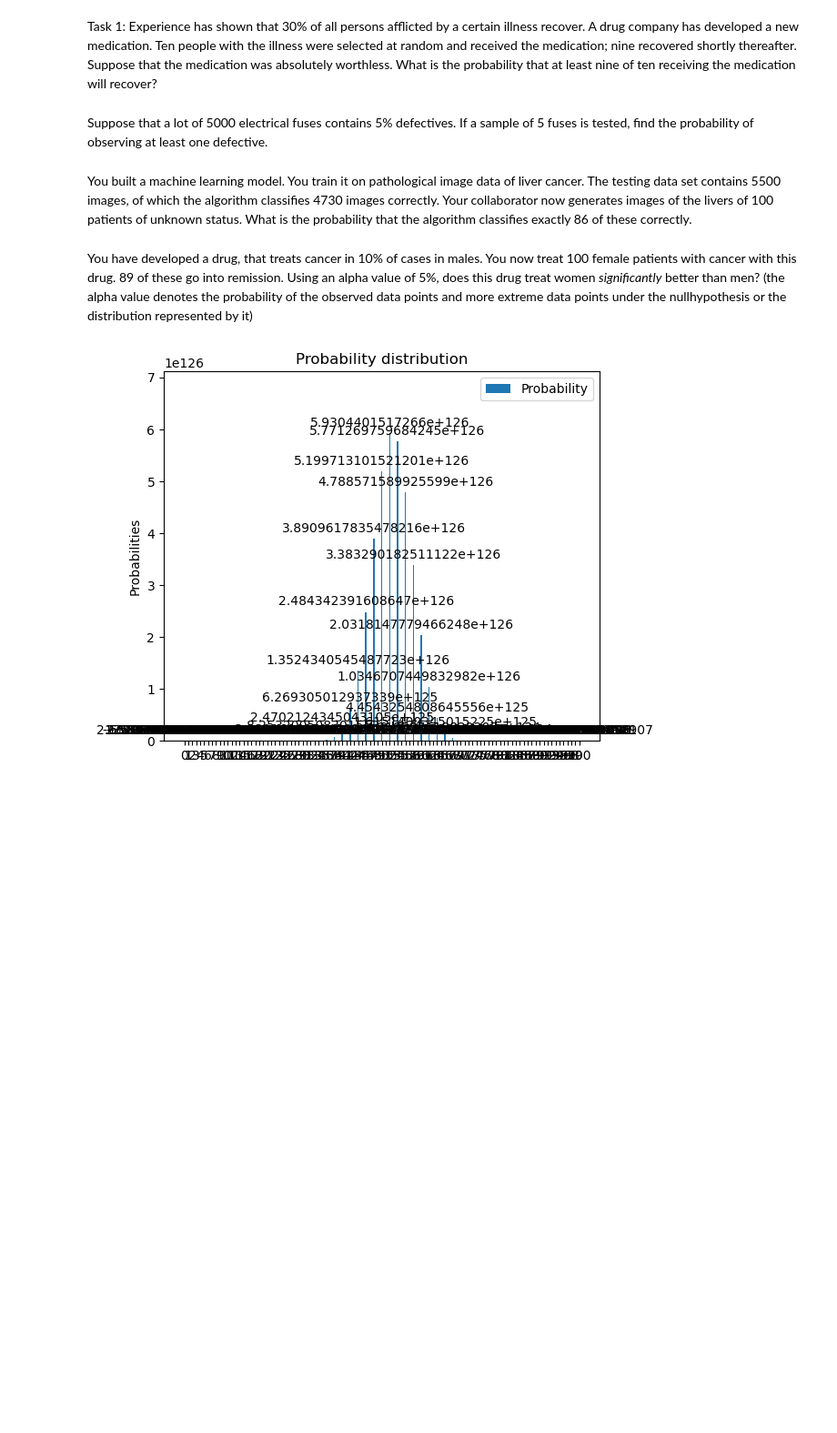
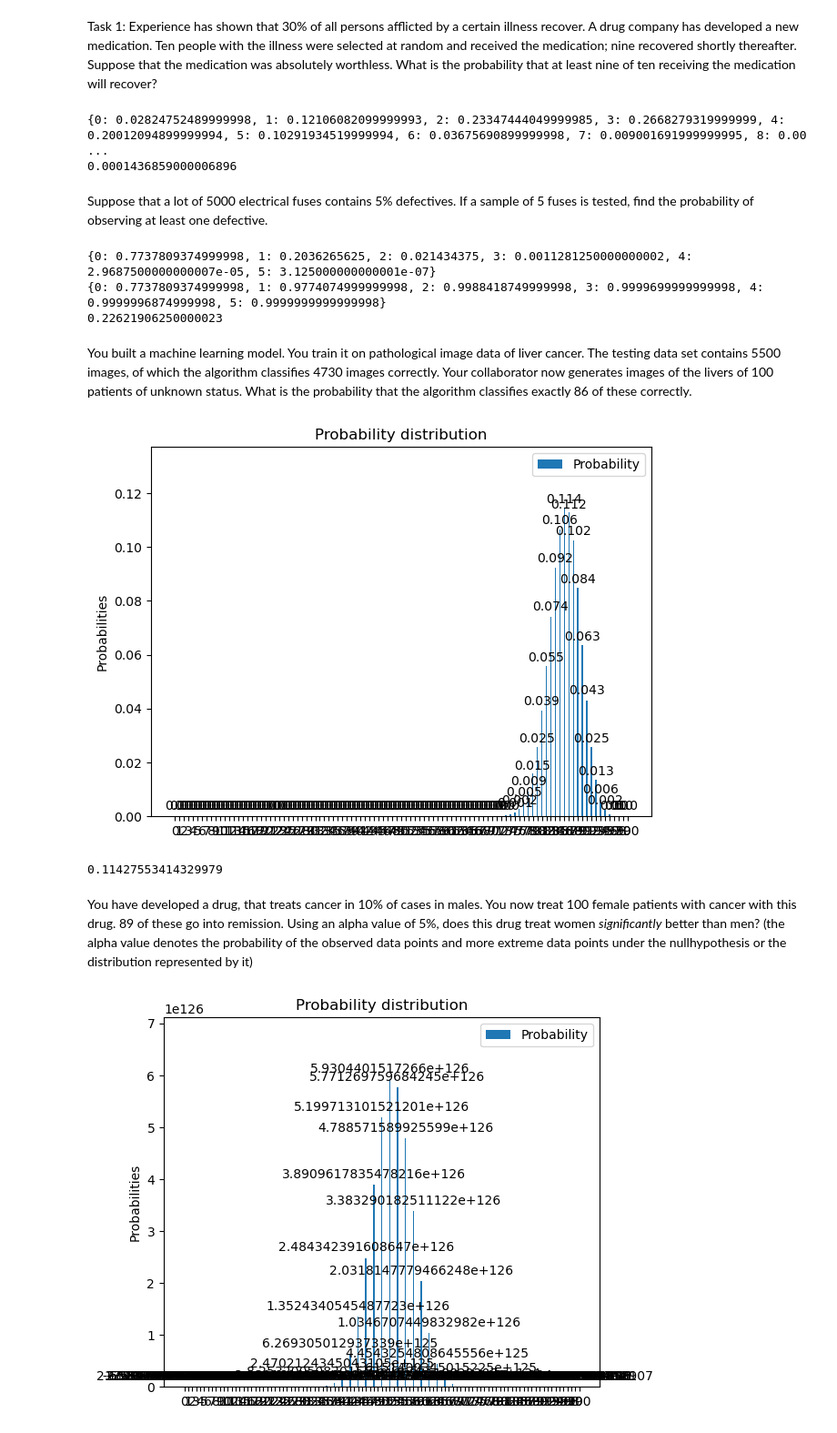
Before and after one commit to AlexMordhorst/Discrete-Probability-Distributions-as-OOP, a Jupyter notebook: main.ipynb, the cells around one changed output. Shown at 91% size. Cells and saved outputs as stored; diff of their text form; code cells hidden in the pictures; blank space fills up the shorter version.

```diff
--- a/main.ipynb
+++ b/main.ipynb
@@ -12,26 +15,36 @@ import skeleton_distributions
 # %%
 # code here please
 
-#dist = skeleton_distributions.BinomialDistribution(n = 10, p = .3)
-#print(dist.pmf)
-#print(1-dist.cdf[8])
+dist = discrete_distributions.BinomialDistribution(n = 10, p = .3)
+print(dist.pmf)
+print(1-dist.cdf[8])
+# %% [output]
+{0: 0.02824752489999998, 1: 0.12106082099999993, 2: 0.23347444049999985, 3: 0.2668279319999999, 4: 0.20012094899999994, 5: 0.10291934519999994, 6: 0.03675690899999998, 7: 0.009001691999999995, 8: 0.00 ...
+0.0001436859000006896
 # %% [markdown]
 Suppose that a lot of 5000 electrical fuses contains 5% defectives. If a sample of 5 fuses is tested, find the probability of observing at least one defective.
 # %%
 # code here please
-#dist = skeleton_distributions.BinomialDistribution(p = .05, n = 5)
+dist = discrete_distributions.BinomialDistribution(p = .05, n = 5)
 
-#print(dist.pmf)
-#print(dist.cdf)
-#print(1 - dist.cdf[0])
+print(dist.pmf)
+print(dist.cdf)
+print(1 - dist.cdf[0])
+# %% [output]
+{0: 0.7737809374999998, 1: 0.2036265625, 2: 0.021434375, 3: 0.0011281250000000002, 4: 2.9687500000000007e-05, 5: 3.125000000000001e-07}
+{0: 0.7737809374999998, 1: 0.9774074999999998, 2: 0.9988418749999998, 3: 0.9999699999999998, 4: 0.9999996874999998, 5: 0.9999999999999998}
+0.22621906250000023
 # %% [markdown]
 You built a machine learning model. You train it on pathological image data of liver cancer. The testing data set contains 5500 images, of which the algorithm classifies 4730 images correctly. Your collaborator now generates images of the livers of 100 patients of unknown status. What is the probability that the algorithm classifies exactly 86 of these correctly.
 # %%
 # please code here
 
-#dist = skeleton_distributions.BinomialDistribution(n = 100, p = .86)
-#dist.plot()
-#print(dist.pmf[86])
+dist = discrete_distributions.BinomialDistribution(n = 100, p = .86)
+dist.plot()
+print(dist.pmf[86])
+# %% [output]
+[figure, added]
+0.11427553414329979
 # %% [markdown]
 You have developed a drug, that treats cancer in 10% of cases in males. You now treat 100 female patients with cancer with this drug. 89 of these go into remission. Using an alpha value of 5%, does this drug treat women *significantly* better than men?
 (the alpha value denotes the probability of the observed data points and more extreme data points under the nullhypothesis or the distribution represented by it)
```
Also changed, not shown: parts of 4 cells of this notebook, 2 other files.
